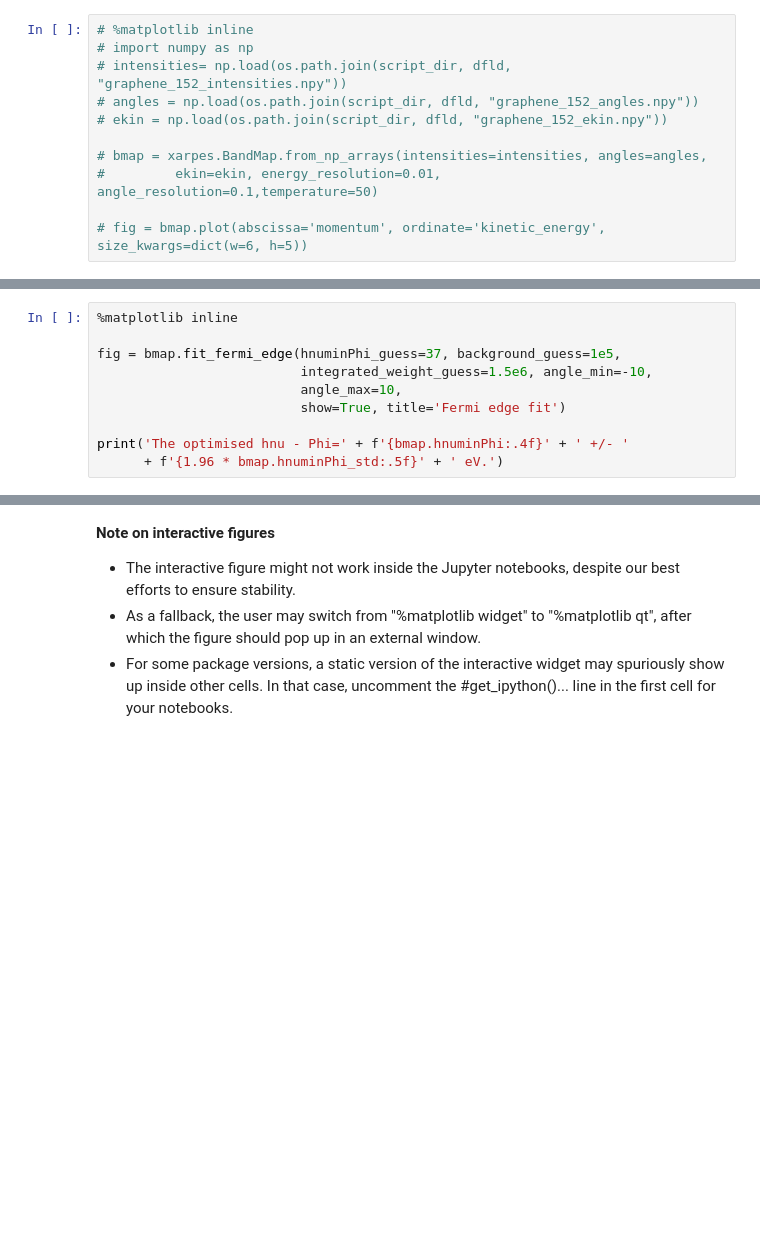
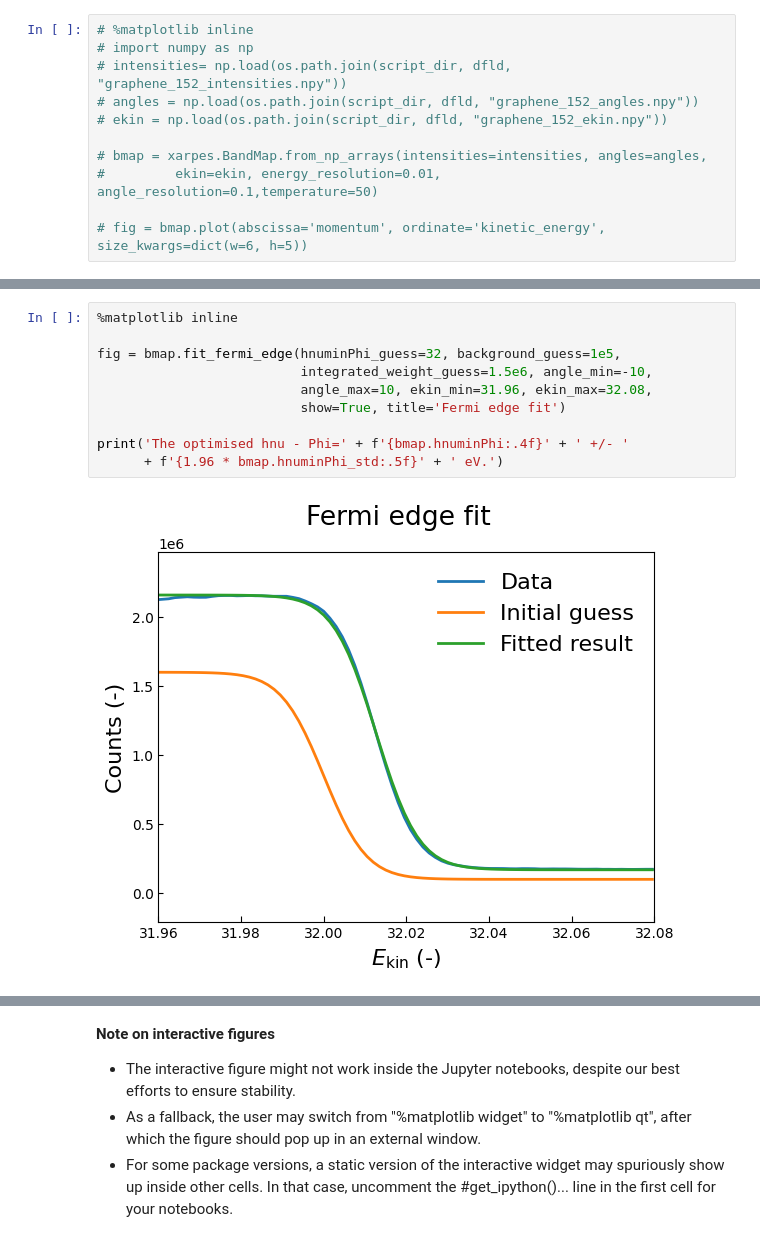
Before and after one commit to xARPES/xARPES, a Jupyter notebook: doc/notebooks/graphene.ipynb, the cells around one changed output, grey strips where cells are left out. Cells and saved outputs as stored; diff of their text form; blank space fills up the shorter version.

```diff
--- a/doc/notebooks/graphene.ipynb
+++ b/doc/notebooks/graphene.ipynb
@@ -72,13 +76,15 @@ print('The optimised hnu - Phi=' + f'{bmap.hnuminPhi:.4f}' + ' +/- '
 # %%
 %matplotlib inline
 
-fig = bmap.fit_fermi_edge(hnuminPhi_guess=37, background_guess=1e5,
+fig = bmap.fit_fermi_edge(hnuminPhi_guess=32, background_guess=1e5,
                           integrated_weight_guess=1.5e6, angle_min=-10,
-                          angle_max=10,
+                          angle_max=10, ekin_min=31.96, ekin_max=32.08,
                           show=True, title='Fermi edge fit')
 
 print('The optimised hnu - Phi=' + f'{bmap.hnuminPhi:.4f}' + ' +/- '
       + f'{1.96 * bmap.hnuminPhi_std:.5f}' + ' eV.')
+# %% [output]
+[figure, added]
 # %%
 %matplotlib inline
 
```
Also changed, not shown: parts of 12 cells of this notebook, 4 other files.
